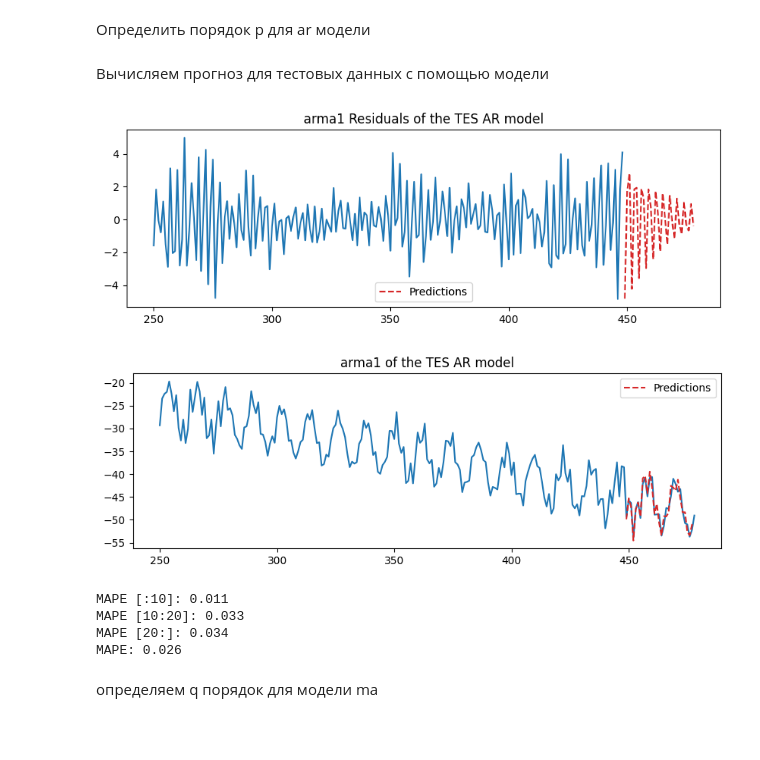
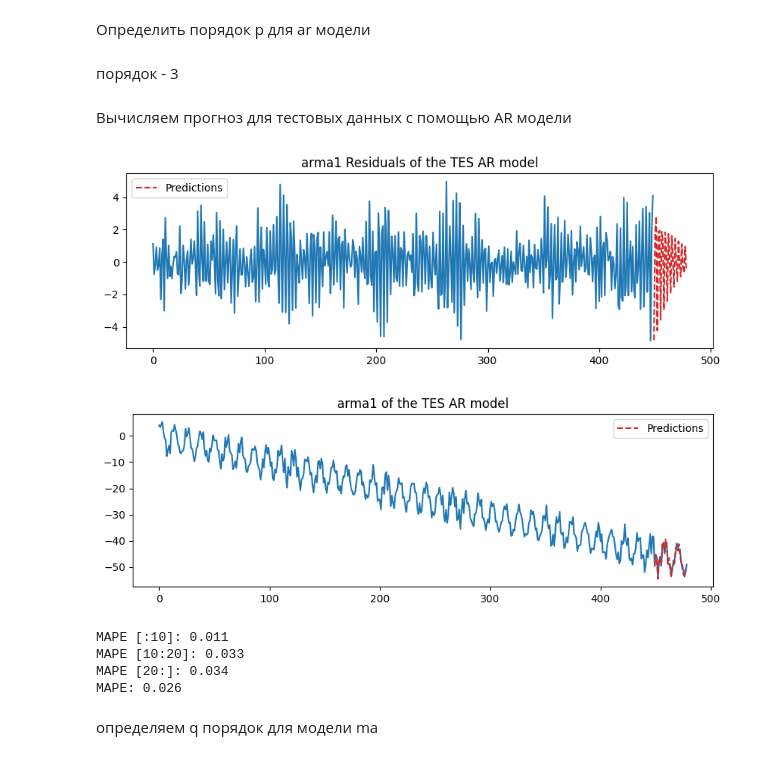
Before and after one commit to IamPMelnikov/timeseries, a Jupyter notebook: lab4 (7).ipynb, the cells around one changed output. Cells and saved outputs as stored; diff of their text form; code cells hidden in the pictures; blank space fills up the shorter version.

```diff
--- a/lab4 (7).ipynb
+++ b/lab4 (7).ipynb
@@ -960,0 +951,2 @@ plt.show()
+# %%
+run_sequence_plot(time1, arma_ts1,"time_ts1")
@@ -1007,26 +1024,28 @@ PACF - резко падает, значит модель AR и мы можем
 # %%
 ar_model_train1_tes = ARIMA(train1_tes_resid, order=(3,0,0))
 ar_model_train1_tes_fit = ar_model_train1_tes.fit() # Fit the model
+# %% [markdown]
+порядок - 3
 # %% [markdown]
-Вычисляем прогноз для тестовых данных с помощью модели
+Вычисляем прогноз для тестовых данных с помощью AR модели
 # %%
 resid_ar_preds_train1_tes = ar_model_train1_tes_fit.forecast(steps=len(test1)) # Compute predictions
 
 plt.figure(figsize=(10,3))
-plt.plot(time1[250:-len(test1)],train1_tes_resid[250:])
+plt.plot(time1[:-len(test1)],train1_tes_resid)
 plt.plot(time1[-len(test1):], resid_ar_preds_train1_tes, label='Predictions', linestyle='--', color='tab:red')
 plt.title('arma1 Residuals of the TES AR model')
 plt.legend()
 plt.show();
 # %% [output]
-[figure, old version]
+[figure, new version]
 # %%
 from sklearn.metrics import mean_absolute_percentage_error
 # %%
 ar_preds_train1_tes = train1_tes_model.forecast(len(test1)) + resid_ar_preds_train1_tes
 
 plt.figure(figsize=(10,3))
-plt.plot(time1[250:],arma_ts1[250:])
+plt.plot(time1,arma_ts1)
 plt.plot(time1[-len(test1):], ar_preds_train1_tes, label='Predictions', linestyle='--', color='tab:red')
 plt.title('arma1 of the TES AR model')
 plt.legend()
@@ -1038,7 +1057,7 @@ print(f"MAPE [10:20]: {mean_absolute_percentage_error(test1[10:20],ar_preds_trai
 print(f"MAPE [20:]: {mean_absolute_percentage_error(test1[20:],ar_preds_train1_tes[20:]):.3f}")
 print(f"MAPE: {mean_absolute_percentage_error(test1,ar_preds_train1_tes):.3f}")
 # %% [output]
-[figure, old version]
+[figure, new version]
 MAPE [:10]: 0.011
 MAPE [10:20]: 0.033
 MAPE [20:]: 0.034
```
Also changed, not shown: parts of 16 cells of this notebook.
